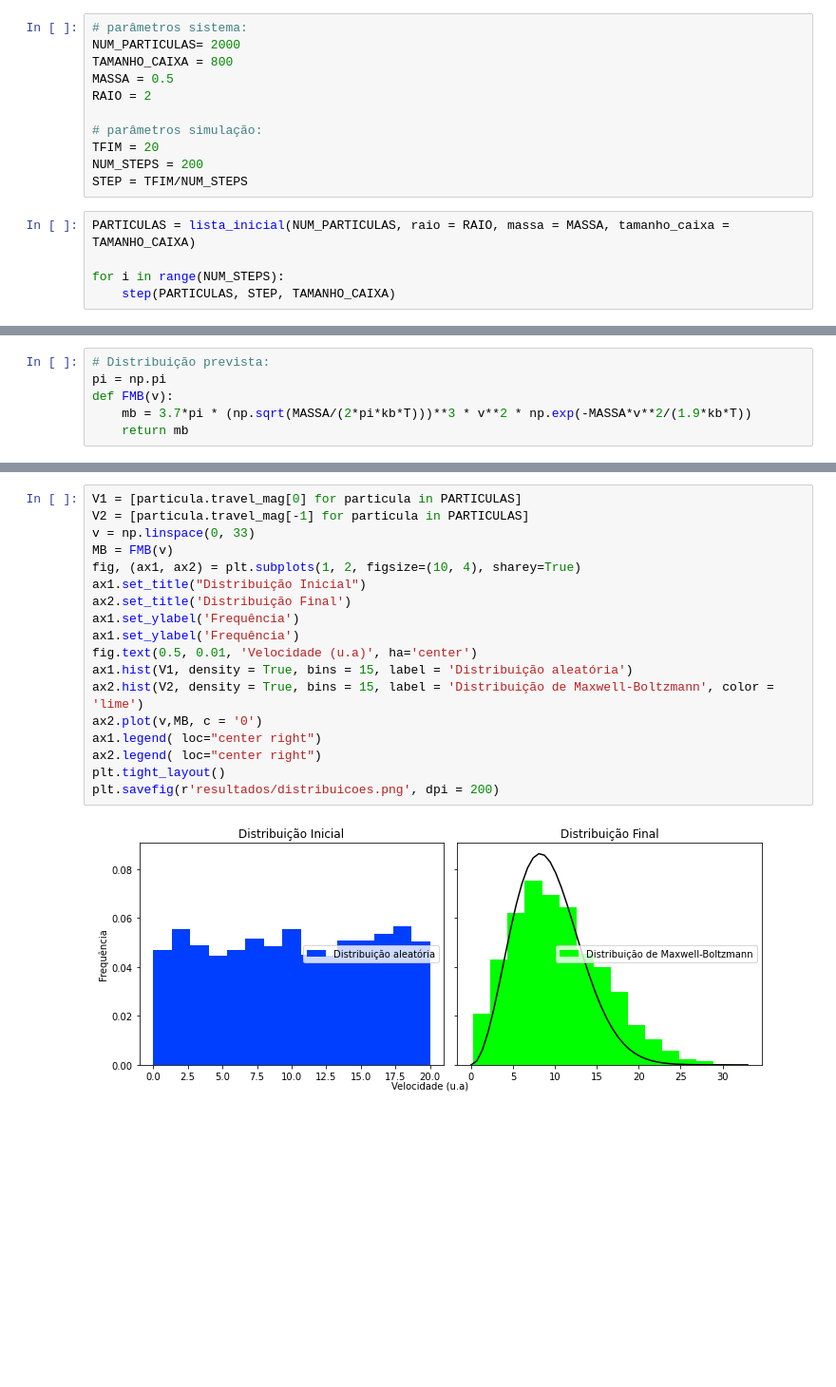
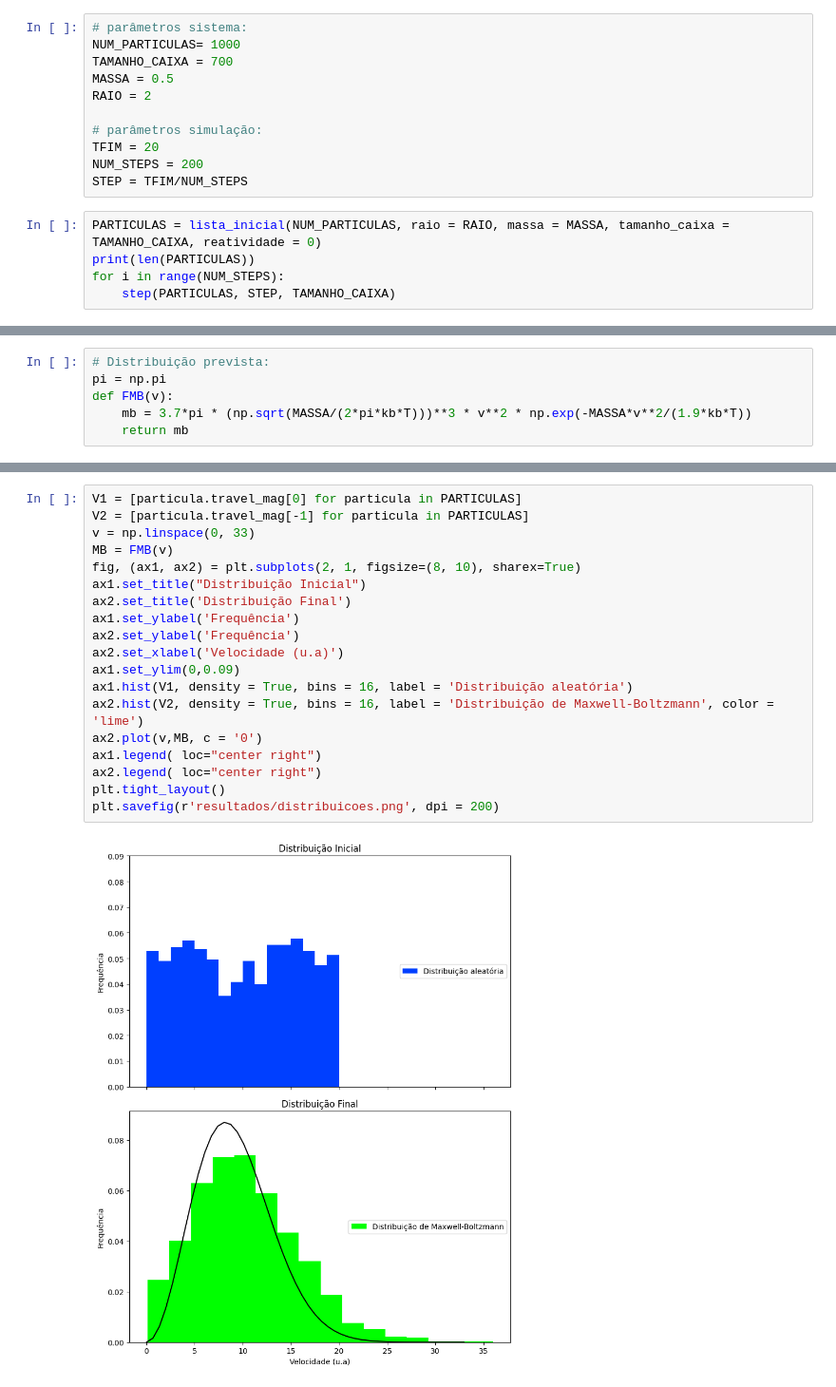
Before and after one commit to isadoramarcondes/Cinetica-Quimica, a Jupyter notebook: hard_spheres.ipynb, the cells around one changed output, grey strips where cells are left out. Shown at 95% size. Saved outputs shown, nothing was run; the diff lists cells and outputs as text; blank space fills up the shorter version.

```diff
--- a/hard_spheres.ipynb
+++ b/hard_spheres.ipynb
@@ -13,8 +14,8 @@ plt.style.use('seaborn-bright')
 # Simulação:
 # %%
 # parâmetros sistema:
-NUM_PARTICULAS= 2000
-TAMANHO_CAIXA = 800
+NUM_PARTICULAS= 1000
+TAMANHO_CAIXA = 700
 MASSA = 0.5
 RAIO = 2
 
@@ -23,7 +24,7 @@ TFIM = 20
 NUM_STEPS = 200
 STEP = TFIM/NUM_STEPS
 # %%
-PARTICULAS = lista_inicial(NUM_PARTICULAS, raio = RAIO, massa = MASSA, tamanho_caixa = TAMANHO_CAIXA)
-
+PARTICULAS = lista_inicial(NUM_PARTICULAS, raio = RAIO, massa = MASSA, tamanho_caixa = TAMANHO_CAIXA, reatividade = 0)
+print(len(PARTICULAS))
 for i in range(NUM_STEPS):
     step(PARTICULAS, STEP, TAMANHO_CAIXA)
@@ -158,20 +161,21 @@ ani.save(r"resultados/maxwell-boltzman.png", writer=writer, dpi=200)
 # %%
 V1 = [particula.travel_mag[0] for particula in PARTICULAS]
 V2 = [particula.travel_mag[-1] for particula in PARTICULAS]
 v = np.linspace(0, 33)
 MB = FMB(v)
-fig, (ax1, ax2) = plt.subplots(1, 2, figsize=(10, 4), sharey=True)
+fig, (ax1, ax2) = plt.subplots(2, 1, figsize=(8, 10), sharex=True)
 ax1.set_title("Distribuição Inicial")
 ax2.set_title('Distribuição Final')
 ax1.set_ylabel('Frequência')
-ax1.set_ylabel('Frequência')
-fig.text(0.5, 0.01, 'Velocidade (u.a)', ha='center')
-ax1.hist(V1, density = True, bins = 15, label = 'Distribuição aleatória')
-ax2.hist(V2, density = True, bins = 15, label = 'Distribuição de Maxwell-Boltzmann', color = 'lime')
+ax2.set_ylabel('Frequência')
+ax2.set_xlabel('Velocidade (u.a)')
+ax1.set_ylim(0,0.09)
+ax1.hist(V1, density = True, bins = 16, label = 'Distribuição aleatória')
+ax2.hist(V2, density = True, bins = 16, label = 'Distribuição de Maxwell-Boltzmann', color = 'lime')
 ax2.plot(v,MB, c = '0')
 ax1.legend( loc="center right")
 ax2.legend( loc="center right")
 plt.tight_layout()
 plt.savefig(r'resultados/distribuicoes.png', dpi = 200)
 # %% [output]
-[figure, old version]
+[figure, new version]
```
Also changed, not shown: parts of 20 cells of this notebook, 10 other files.
